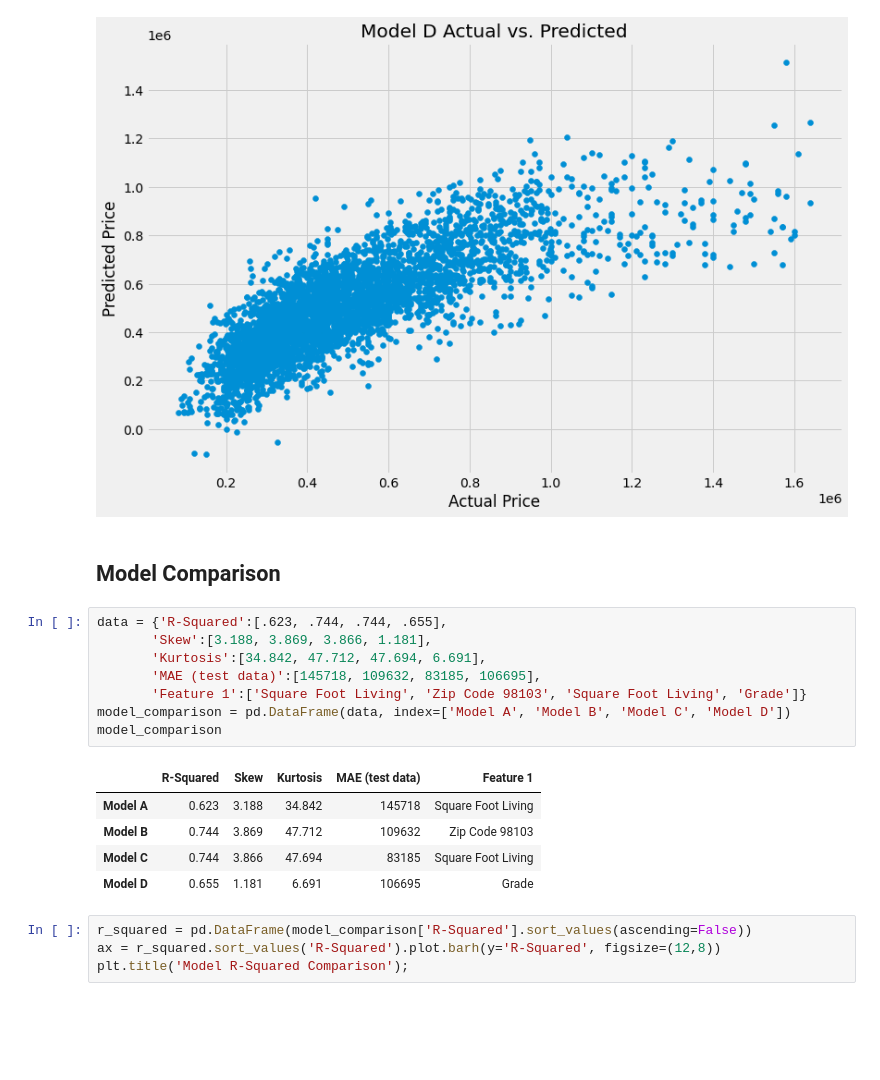
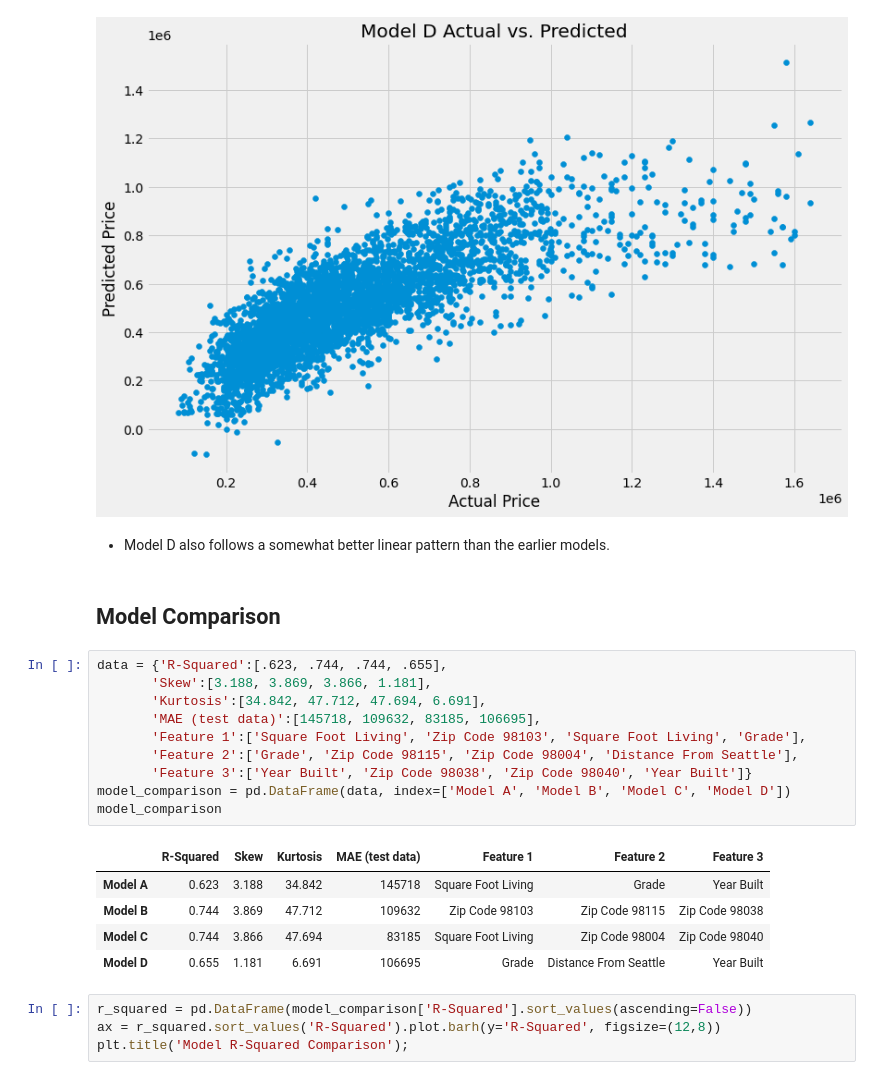
Before and after one commit to jmg0144/Housing-Linear-Regression-Analysis, a Jupyter notebook: home-sales-analysis.ipynb, the cells around one changed output. Drawn from its saved outputs; the diff is of its cells as text; blank space fills up the shorter version.

Commit message:
Updated model comparison

```diff
--- a/home-sales-analysis.ipynb
+++ b/home-sales-analysis.ipynb
@@ -1104,22 +1112,26 @@ plot_scatter(y_test_pred_d, resid_d, 'Model D Homoscedasticity')
 plot_model(y_test_3, y_test_pred_d, 'Model D Actual vs. Predicted')
 # %% [output]
 [figure]
+# %% [markdown]
+ - Model D also follows a somewhat better linear pattern than the earlier models.
 # %% [markdown]
 ## Model Comparison
 # %%
 data = {'R-Squared':[.623, .744, .744, .655],
        'Skew':[3.188, 3.869, 3.866, 1.181],
        'Kurtosis':[34.842, 47.712, 47.694, 6.691],
        'MAE (test data)':[145718, 109632, 83185, 106695],
-       'Feature 1':['Square Foot Living', 'Zip Code 98103', 'Square Foot Living', 'Grade']}
+       'Feature 1':['Square Foot Living', 'Zip Code 98103', 'Square Foot Living', 'Grade'],
+       'Feature 2':['Grade', 'Zip Code 98115', 'Zip Code 98004', 'Distance From Seattle'],
+       'Feature 3':['Year Built', 'Zip Code 98038', 'Zip Code 98040', 'Year Built']}
 model_comparison = pd.DataFrame(data, index=['Model A', 'Model B', 'Model C', 'Model D'])
 model_comparison
 # %% [output]
-|  | R-Squared | Skew | Kurtosis | MAE (test data) | Feature 1 |
-| Model A | 0.623 | 3.188 | 34.842 | 145718 | Square Foot Living |
-| Model B | 0.744 | 3.869 | 47.712 | 109632 | Zip Code 98103 |
-| Model C | 0.744 | 3.866 | 47.694 | 83185 | Square Foot Living |
-| Model D | 0.655 | 1.181 | 6.691 | 106695 | Grade |
+|  | R-Squared | Skew | Kurtosis | MAE (test data) | Feature 1 | Feature 2 | Feature 3 |
+| Model A | 0.623 | 3.188 | 34.842 | 145718 | Square Foot Living | Grade | Year Built |
+| Model B | 0.744 | 3.869 | 47.712 | 109632 | Zip Code 98103 | Zip Code 98115 | Zip Code 98038 |
+| Model C | 0.744 | 3.866 | 47.694 | 83185 | Square Foot Living | Zip Code 98004 | Zip Code 98040 |
+| Model D | 0.655 | 1.181 | 6.691 | 106695 | Grade | Distance From Seattle | Year Built |
 # %%
 r_squared = pd.DataFrame(model_comparison['R-Squared'].sort_values(ascending=False))
 ax = r_squared.sort_values('R-Squared').plot.barh(y='R-Squared', figsize=(12,8))
```
Also changed, not shown: parts of 10 cells of this notebook.
